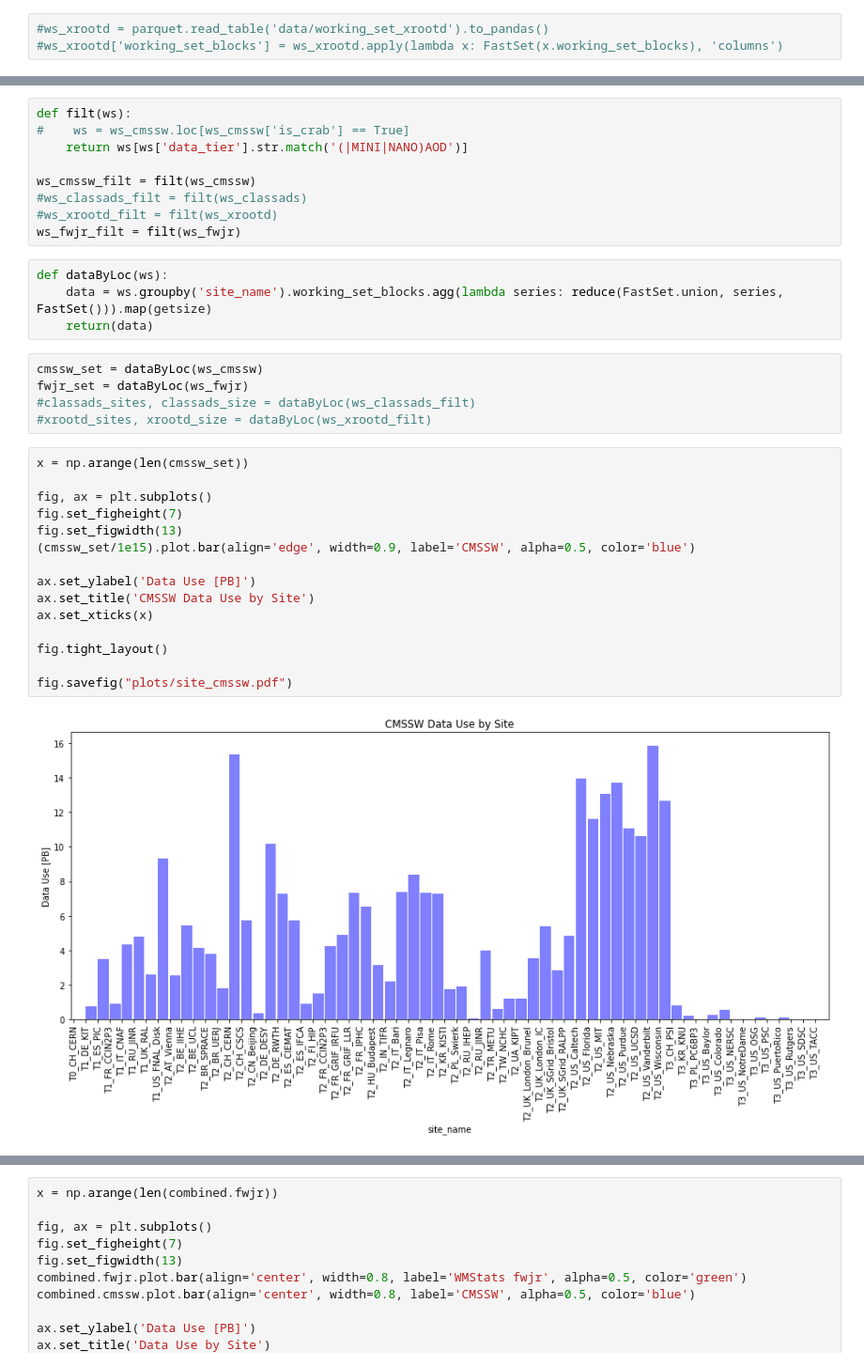
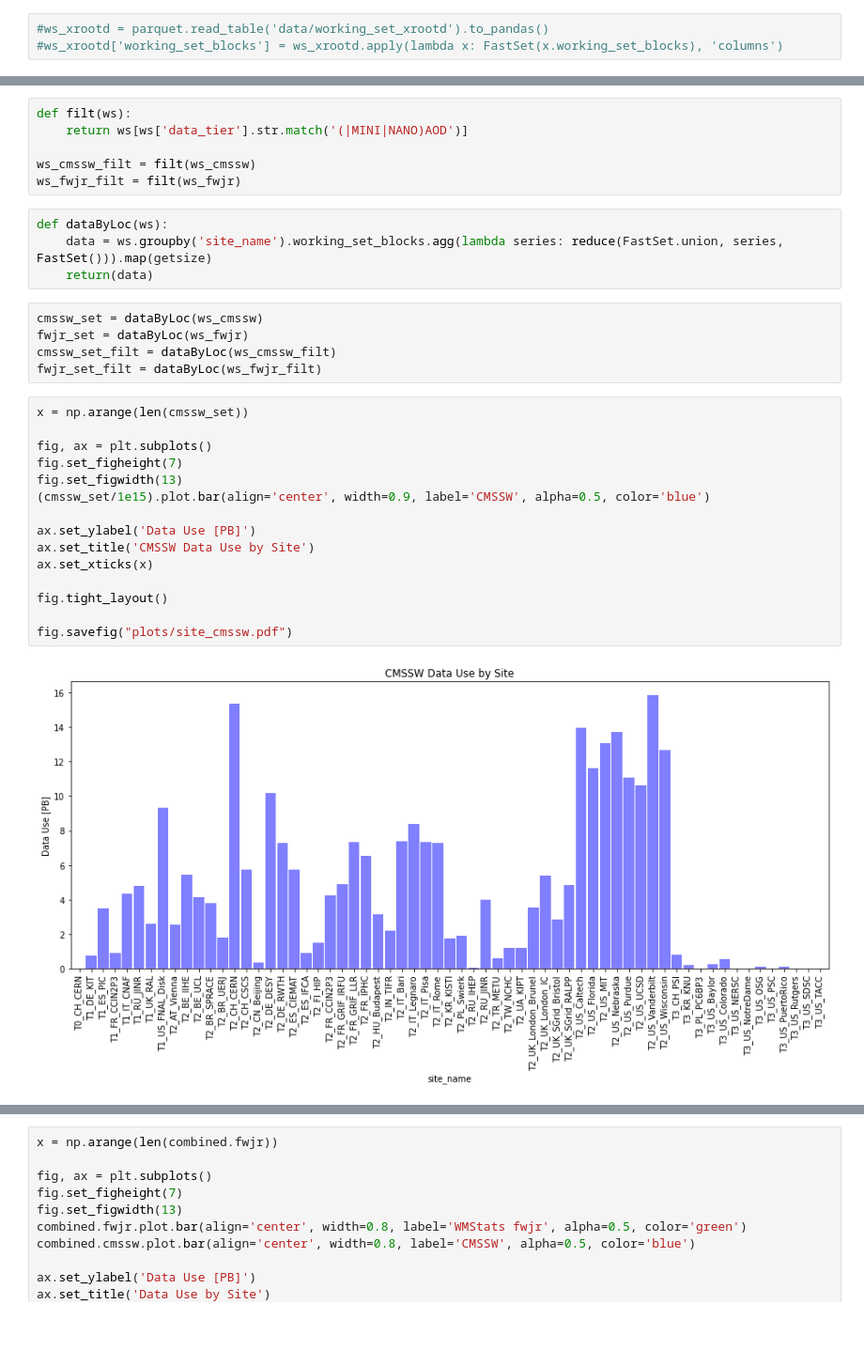
Before and after one commit to emcgrady/cms_data_pop, a Jupyter notebook: bar_graphs.ipynb, the cells around one changed output, grey strips where cells are left out. Shown: that part at 94% size. Cells and saved outputs as stored; diff of their text form; blank space fills up the shorter version.

```diff
--- a/bar_graphs.ipynb
+++ b/bar_graphs.ipynb
@@ -86,12 +86,9 @@ add_datatiers(ws_cmssw)
 add_datatiers(ws_fwjr)
 # %%
 def filt(ws):
-#    ws = ws_cmssw.loc[ws_cmssw['is_crab'] == True]
     return ws[ws['data_tier'].str.match('(|MINI|NANO)AOD')]
 
 ws_cmssw_filt = filt(ws_cmssw)
-#ws_classads_filt = filt(ws_classads)
-#ws_xrootd_filt = filt(ws_xrootd)
 ws_fwjr_filt = filt(ws_fwjr)
 # %%
 def dataByLoc(ws):
@@ -100,22 +97,22 @@ def dataByLoc(ws):
 # %%
 cmssw_set = dataByLoc(ws_cmssw)
 fwjr_set = dataByLoc(ws_fwjr)
-#classads_sites, classads_size = dataByLoc(ws_classads_filt)
-#xrootd_sites, xrootd_size = dataByLoc(ws_xrootd_filt)
+cmssw_set_filt = dataByLoc(ws_cmssw_filt)
+fwjr_set_filt = dataByLoc(ws_fwjr_filt)
 # %%
 x = np.arange(len(cmssw_set))
 
 fig, ax = plt.subplots()
 fig.set_figheight(7)
 fig.set_figwidth(13)
-(cmssw_set/1e15).plot.bar(align='edge', width=0.9, label='CMSSW', alpha=0.5, color='blue')
+(cmssw_set/1e15).plot.bar(align='center', width=0.9, label='CMSSW', alpha=0.5, color='blue')
 
 ax.set_ylabel('Data Use [PB]')
 ax.set_title('CMSSW Data Use by Site')
 ax.set_xticks(x)
 
 fig.tight_layout()
 
 fig.savefig("plots/site_cmssw.pdf")
 # %% [output]
-[figure, old version]
+[figure, new version]
```
Also changed, not shown: parts of 20 cells of this notebook, 3 other files.
